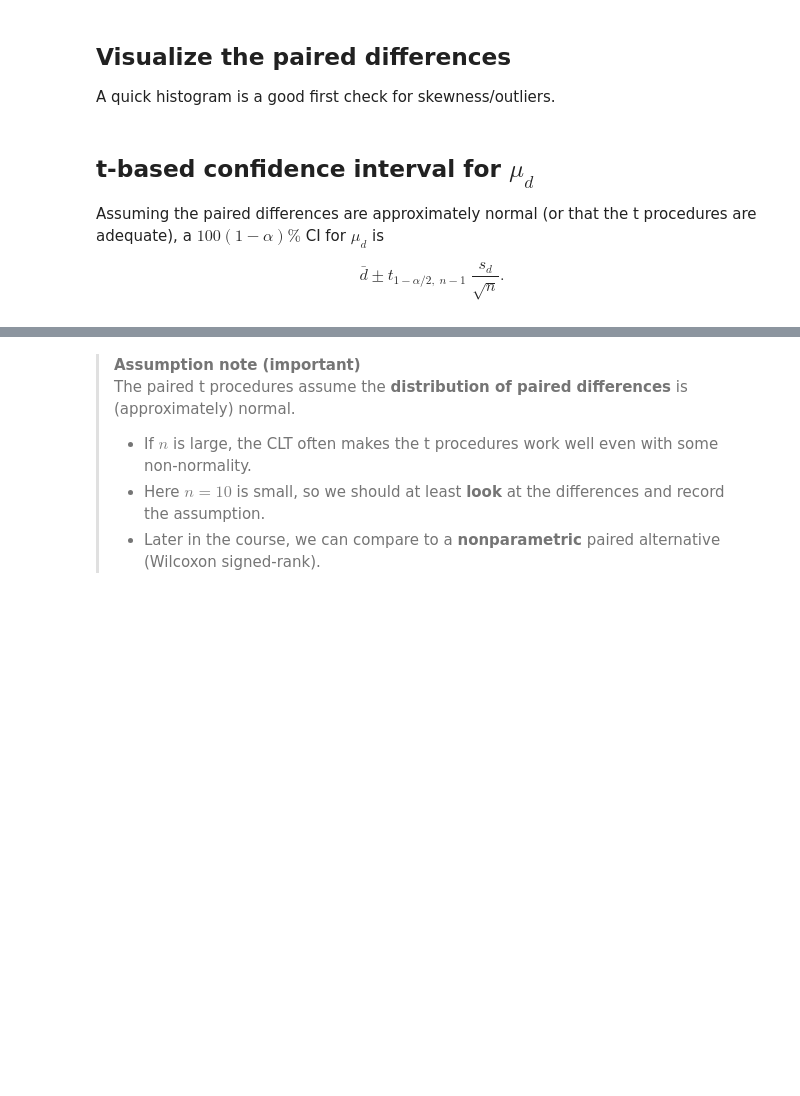
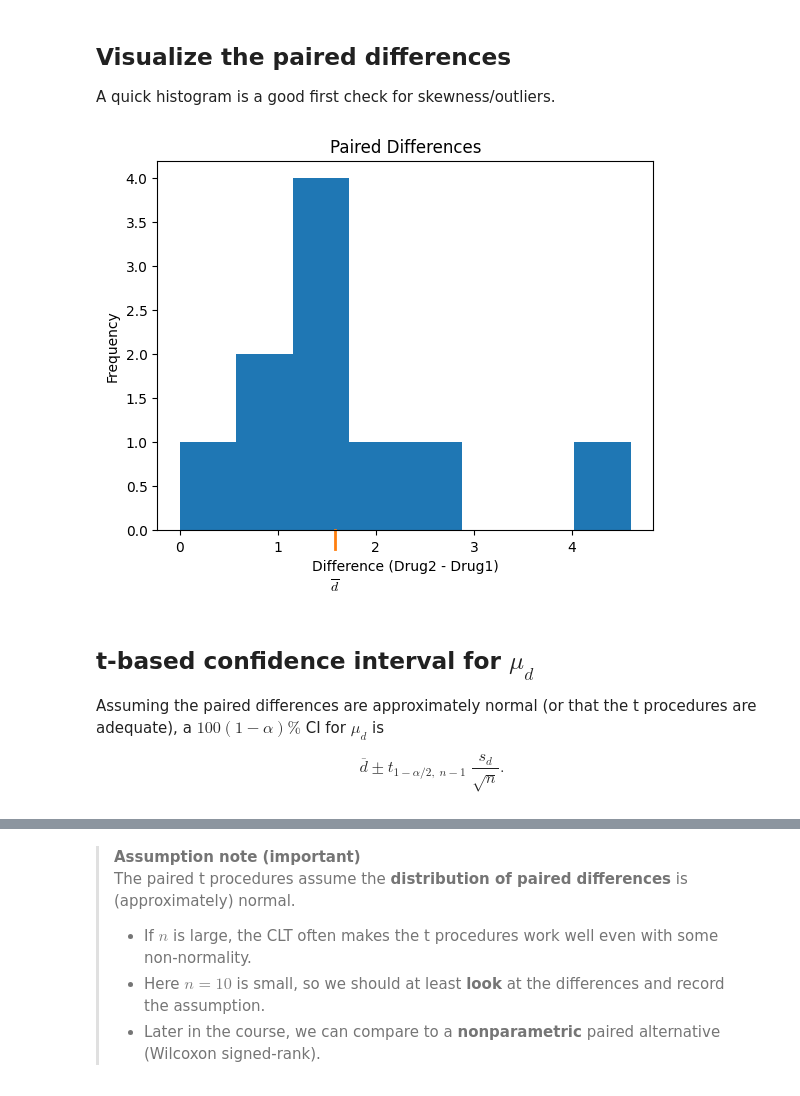
Before and after one commit to fjhickernell/HIckernellClassLib, a Jupyter notebook: classlib/notebooks/matched_pairs_sleep_study.ipynb, the cells around one changed output, grey strips where cells are left out. Drawn from its saved outputs; the diff is of its cells as text; code cells hidden in the pictures; blank space fills up the shorter version.

Commit message:
update plot helpers

```diff
--- a/classlib/notebooks/matched_pairs_sleep_study.ipynb
+++ b/classlib/notebooks/matched_pairs_sleep_study.ipynb
@@ -73,19 +112,21 @@ A quick histogram is a good first check for skewness/outliers.
 # %%
 fig, ax = plt.subplots()
 ax.hist(d, bins=8)
 ax.set_xlabel("Difference (Drug2 - Drug1)")
 ax.set_ylabel("Frequency")
 ax.set_title("Paired Differences")
 
 # mark 0 and the sample mean
 annotate_xaxis_marks(
     ax,
-    xs=[0, mean_d],
-    labels=["0", r"$\bar d$"],
-    y_frac=0.02,
+    xs=[mean_d],
+    labels=[r"$\overline{d}$"],
+    text_offset_pts=-34.0,
 )
 
 plt.show()
+# %% [output]
+[figure, added]
 # %% [markdown]
 ## t-based confidence interval for $\mu_d$
 
@@ -93,7 +134,7 @@ Assuming the paired differences are approximately normal (or that the t procedur
 a $100(1-\alpha)\%$ CI for $\mu_d$ is
 
 $$
-\bar d \pm t_{1-\alpha/2,\;n-1}\;\frac{s_d}{\sqrt{n}}.
+\overline{d} \pm t_{1-\alpha/2,\;n-1}\;\frac{s_d}{\sqrt{n}}.
 $$
 # %%
 alpha = 0.05
```
Also changed, not shown: parts of 11 cells of this notebook, 2 other files.
